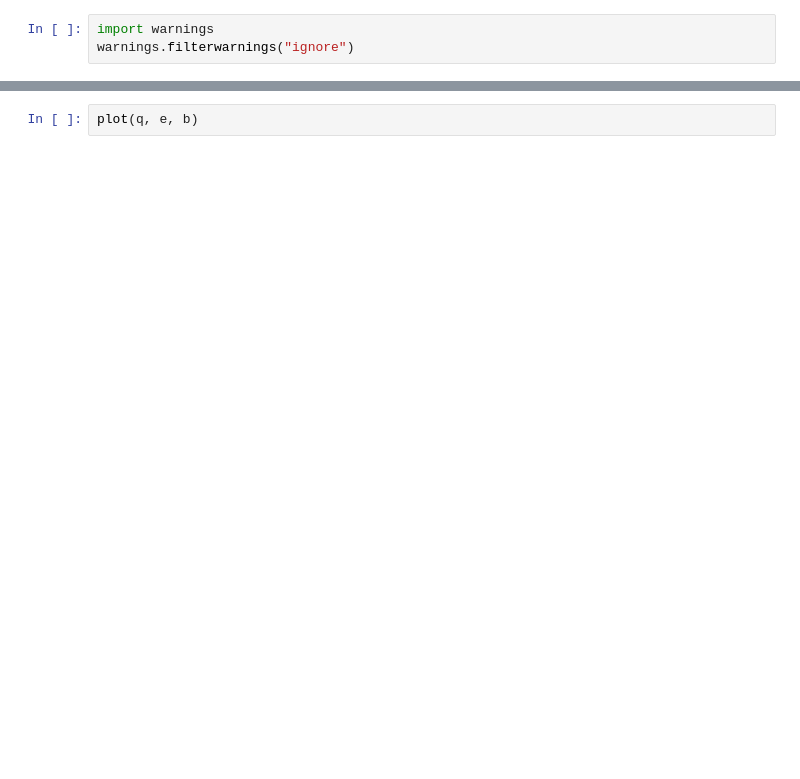
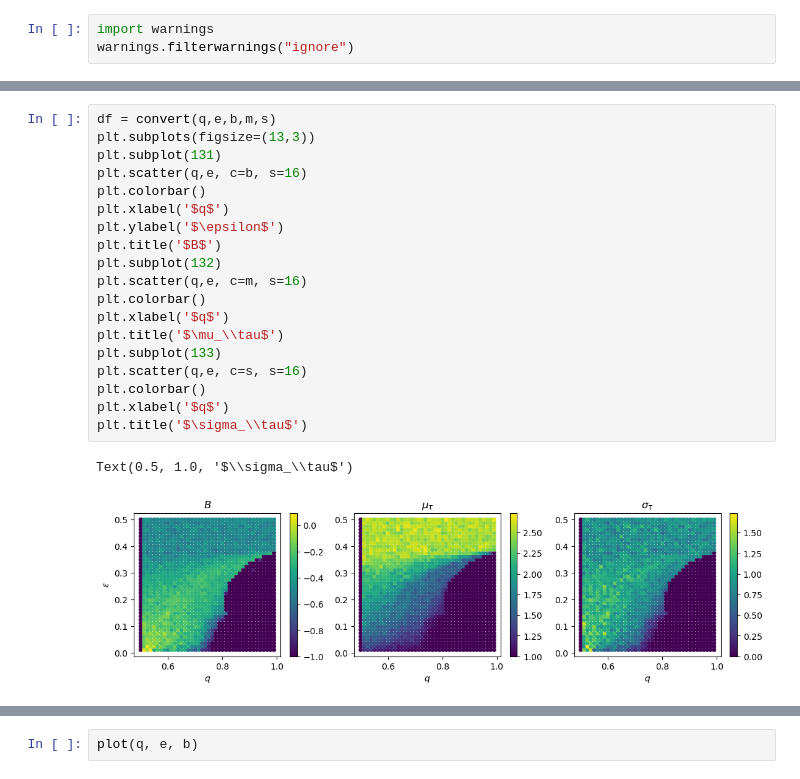
Before and after one commit to kalburge/stock-predict, a Jupyter notebook: model/reward_simulate.ipynb, the cells around one changed output, grey strips where cells are left out. Cells and saved outputs as stored; diff of their text form; blank space fills up the shorter version.

```diff
--- a/model/reward_simulate.ipynb
+++ b/model/reward_simulate.ipynb
@@ -145,0 +215,22 @@ q, e, b, m, s = bursty_sim(40)
+# %%
+df = convert(q,e,b,m,s)
+plt.subplots(figsize=(13,3))
+plt.subplot(131)
+plt.scatter(q,e, c=b, s=16)
+plt.colorbar()
+plt.xlabel('$q$')
+plt.ylabel('$\epsilon$')
+plt.title('$B$')
+plt.subplot(132)
+plt.scatter(q,e, c=m, s=16)
+plt.colorbar()
+plt.xlabel('$q$')
+plt.title('$\mu_\\tau$')
+plt.subplot(133)
+plt.scatter(q,e, c=s, s=16)
+plt.colorbar()
+plt.xlabel('$q$')
+plt.title('$\sigma_\\tau$')
+# %% [output]
+Text(0.5, 1.0, '$\\sigma_\\tau$')
+[figure, added]
```
Also changed, not shown: parts of 15 cells of this notebook.
